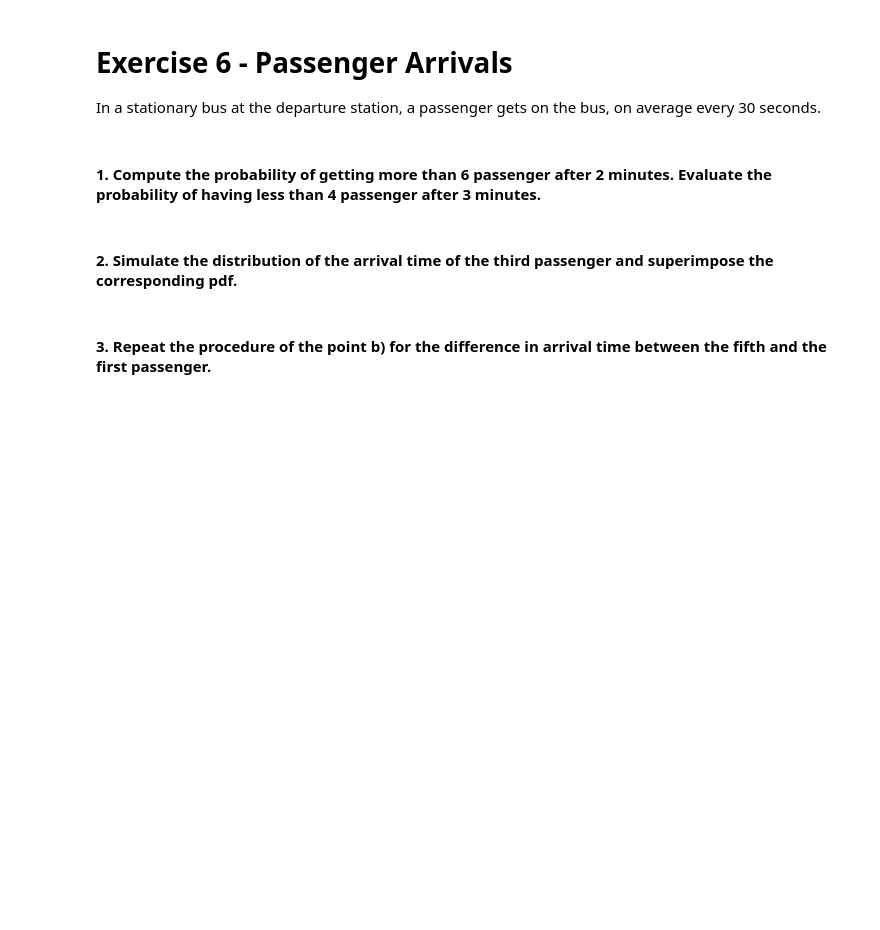
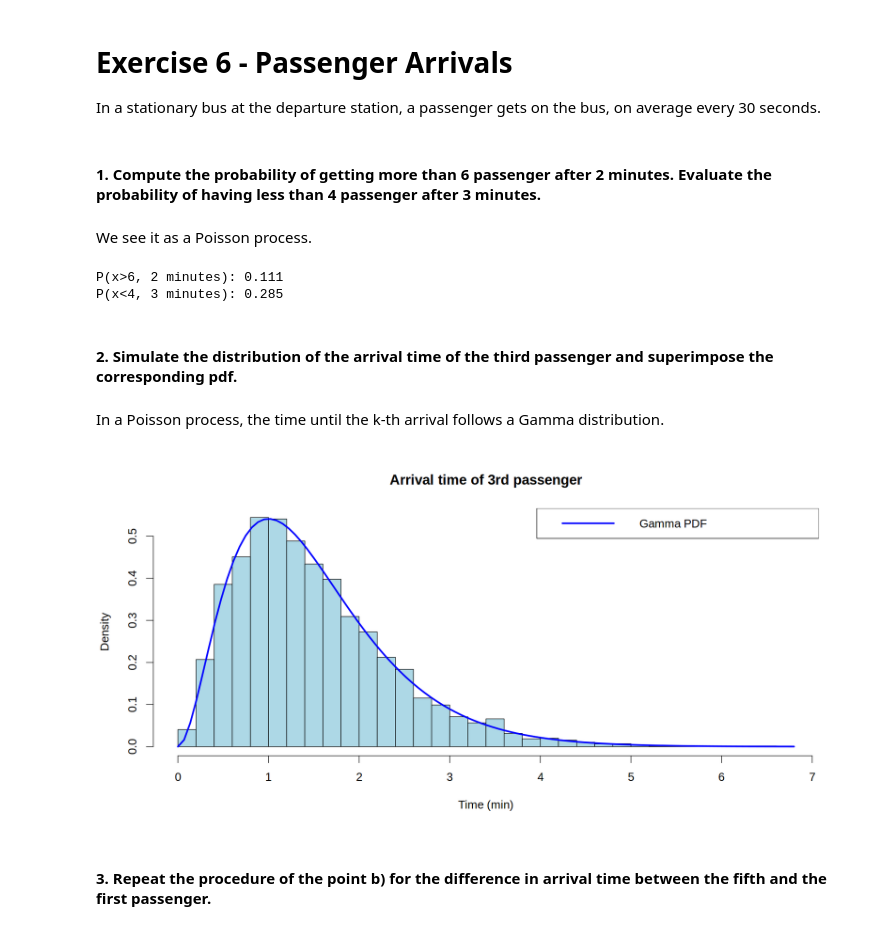
Before and after one commit to seccobenedetto/ex_Advanced_Statistics, a Jupyter notebook: lab_2/lab_2_test.ipynb, the cells around one changed output. Drawn from its saved outputs; the diff is of its cells as text; code cells hidden in the pictures; blank space fills up the shorter version.

```diff
--- a/lab_2/lab_2_test.ipynb
+++ b/lab_2/lab_2_test.ipynb
@@ -299,7 +299,44 @@ Well, not very useful.
 In a stationary bus at the departure station, a passenger gets on the bus, on average every 30 seconds.
 # %% [markdown]
 #### 1. Compute the probability of getting more than 6 passenger after 2 minutes. Evaluate the probability of having less than 4 passenger after 3 minutes.
+# %% [markdown]
+We see it as a Poisson process.
+# %%
+# Parameters
+lambda <- 2   # passengers per minute
+
+# first part:
+prob_more_than_6 <- 1 - ppois(6, lambda*2)
+cat("P(x>6, 2 minutes):", format(prob_more_than_6, digits=3) , "\n")
+
+# second part:
+prob_less_than_4 <- ppois(4, lambda*3)
+cat("P(x<4, 3 minutes):", format(prob_less_than_4, digits=3) , "\n")
+# %% [output]
+P(x>6, 2 minutes): 0.111
+P(x<4, 3 minutes): 0.285
 # %% [markdown]
 #### 2. Simulate the distribution of the arrival time of the third passenger and superimpose the corresponding pdf.
+# %% [markdown]
+In a Poisson process, the time until the k-th arrival follows a Gamma distribution.
+# %%
+n_samples <- 10^4
+k <- 3             # third passenger
+# simulate the arrival times of the third passenger:
+times <- rgamma(n_samples, shape = k, rate = lambda)
+
+
+# PLOT:
+options(repr.plot.width = 14, repr.plot.height = 7)
+par(cex=1.3)
+
+hist(times[ times<7 ], probability = TRUE, breaks = 30,
+     col = "lightblue", main = "Arrival time of 3rd passenger", xlab = "Time (min)"
+    )
+
+curve(dgamma(x, shape = k, rate = lambda), col = "blue", lwd = 3, add = TRUE)
+legend("topright", legend = "Gamma PDF", col = "blue", lwd = 3)
+# %% [output]
+[figure, added]
 # %% [markdown]
 #### 3. Repeat the procedure of the point b) for the difference in arrival time between the fifth and the first passenger.
```
Also changed, not shown: parts of 3 cells of this notebook.
